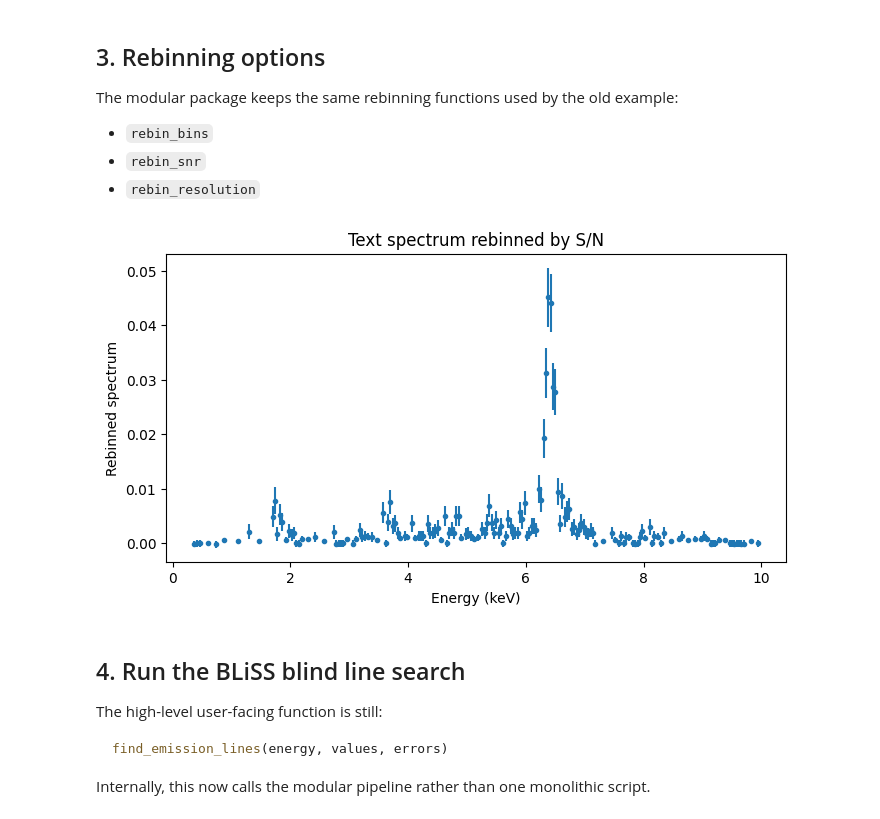
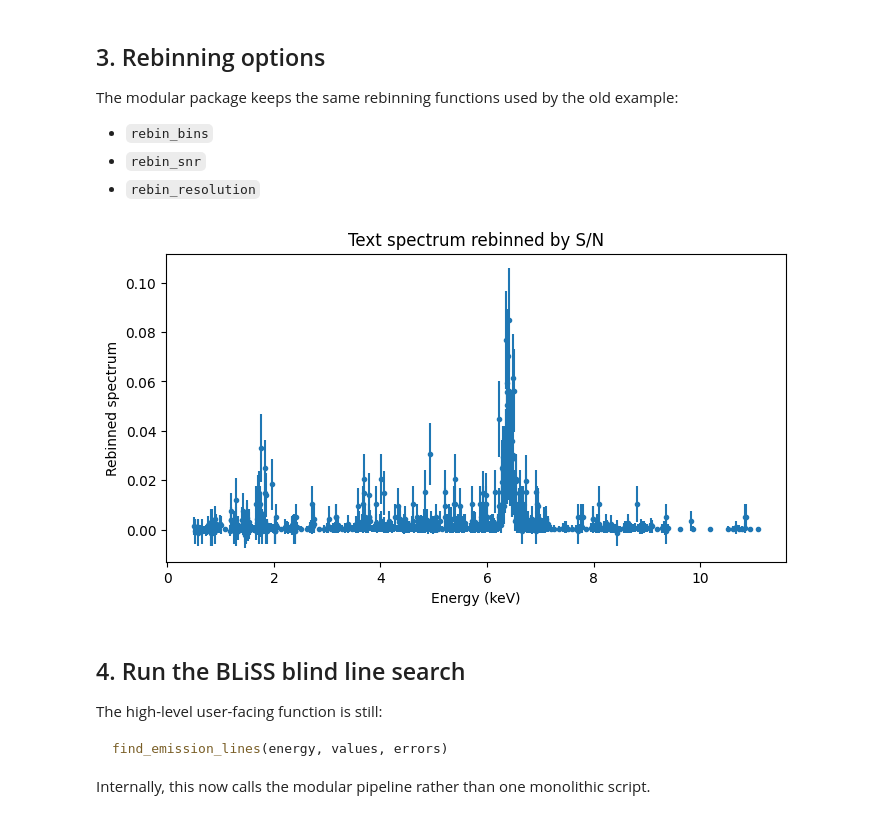
Before and after one commit to xragua/BLiSS, a Jupyter notebook: my-project/docs/notebooks/modular_bliss_tutorial.ipynb, the cells around one changed output. Cells and saved outputs as stored; diff of their text form; code cells hidden in the pictures.

Commit message:
Update documentation examples

```diff
--- a/my-project/docs/notebooks/modular_bliss_tutorial.ipynb
+++ b/my-project/docs/notebooks/modular_bliss_tutorial.ipynb
@@ -60,9 +60,15 @@ E_low   E_high   spectral_value   uncertainty
 
 It returns arrays compatible with the old-style BLiSS call.
 # %%
-text_path = PROJECT_ROOT / "examples" / "xmm.dat"
+text_path = PROJECT_ROOT / "notebooks" / "xte_j1855-026.dat"
 energy, values, errors, bin_width = load_text_spectrum(text_path)
 
 print(energy.shape, values.shape, errors.shape)
 print("Energy range:", energy.min(), energy.max())
+
+mask_energy= energy>0.5
+
+energy=energy[mask_energy]
+values=values[mask_energy]
+errors = errors[mask_energy]
 # %% [output]
@@ -86,17 +92,17 @@ The modular package keeps the same rebinning functions used by the old example:
 - `rebin_snr`
 - `rebin_resolution`
 # %%
-rx_bins, ry_bins, rsy_bins = rebin_bins(energy, values, errors, 1)
-rx_snr, ry_snr, rsy_snr = rebin_snr(energy, values, errors, 0.8)
+rx_bins, ry_bins, rsy_bins = rebin_bins(energy, values, errors, 2)
+rx_snr, ry_snr, rsy_snr = rebin_snr(energy, values, errors, 0.1)
 
 plt.figure(figsize=(8, 4))
 plt.errorbar(rx_snr, ry_snr, yerr=rsy_snr, fmt=".")
 plt.xlabel("Energy (keV)")
 plt.ylabel("Rebinned spectrum")
 plt.title("Text spectrum rebinned by S/N")
 plt.show()
 # %% [output]
-[figure, old version]
+[figure, new version]
 # %% [markdown]
 ## 4. Run the BLiSS blind line search
 
```
Also changed, not shown: parts of 10 cells of this notebook, 49 other files.
